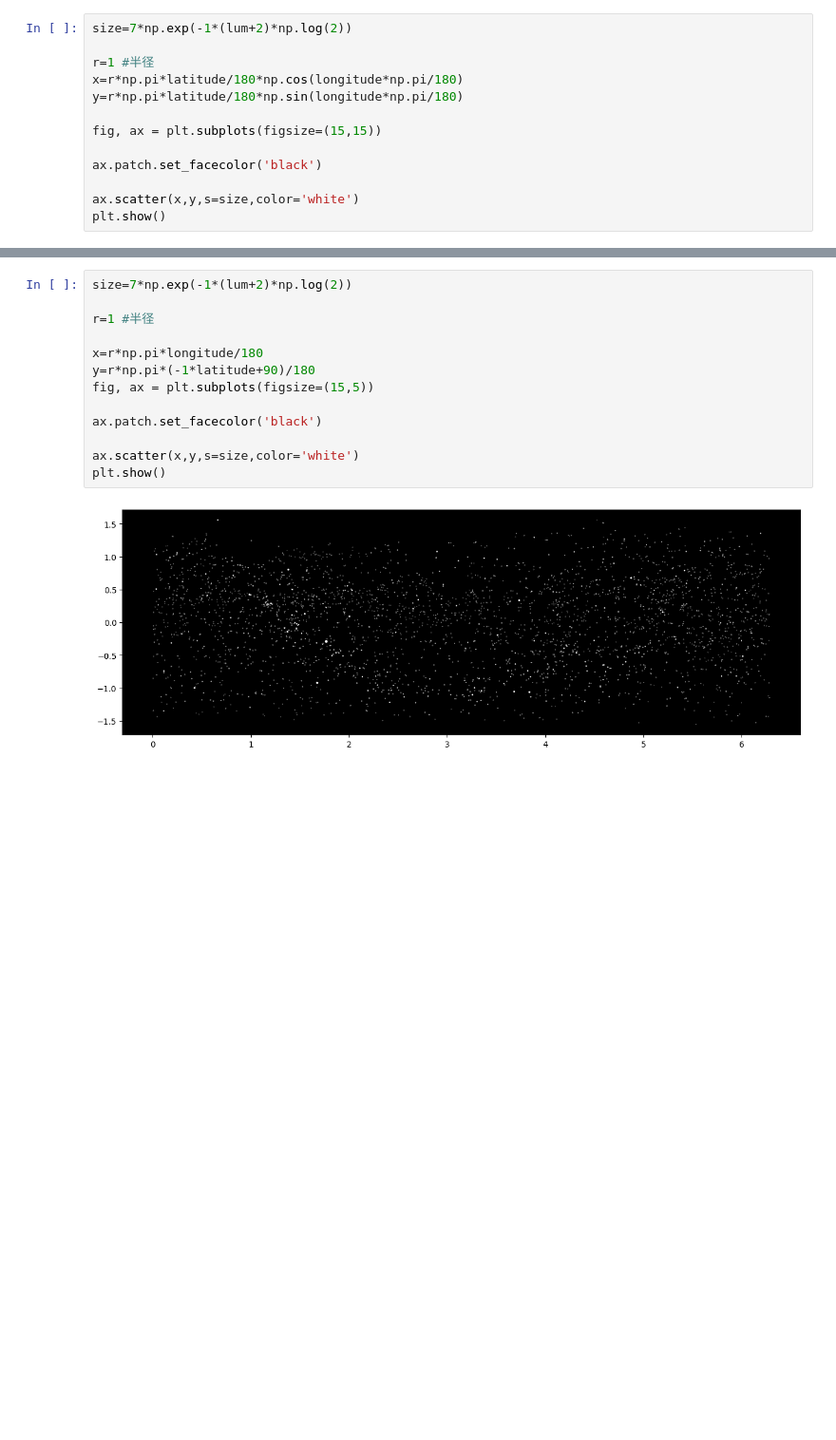
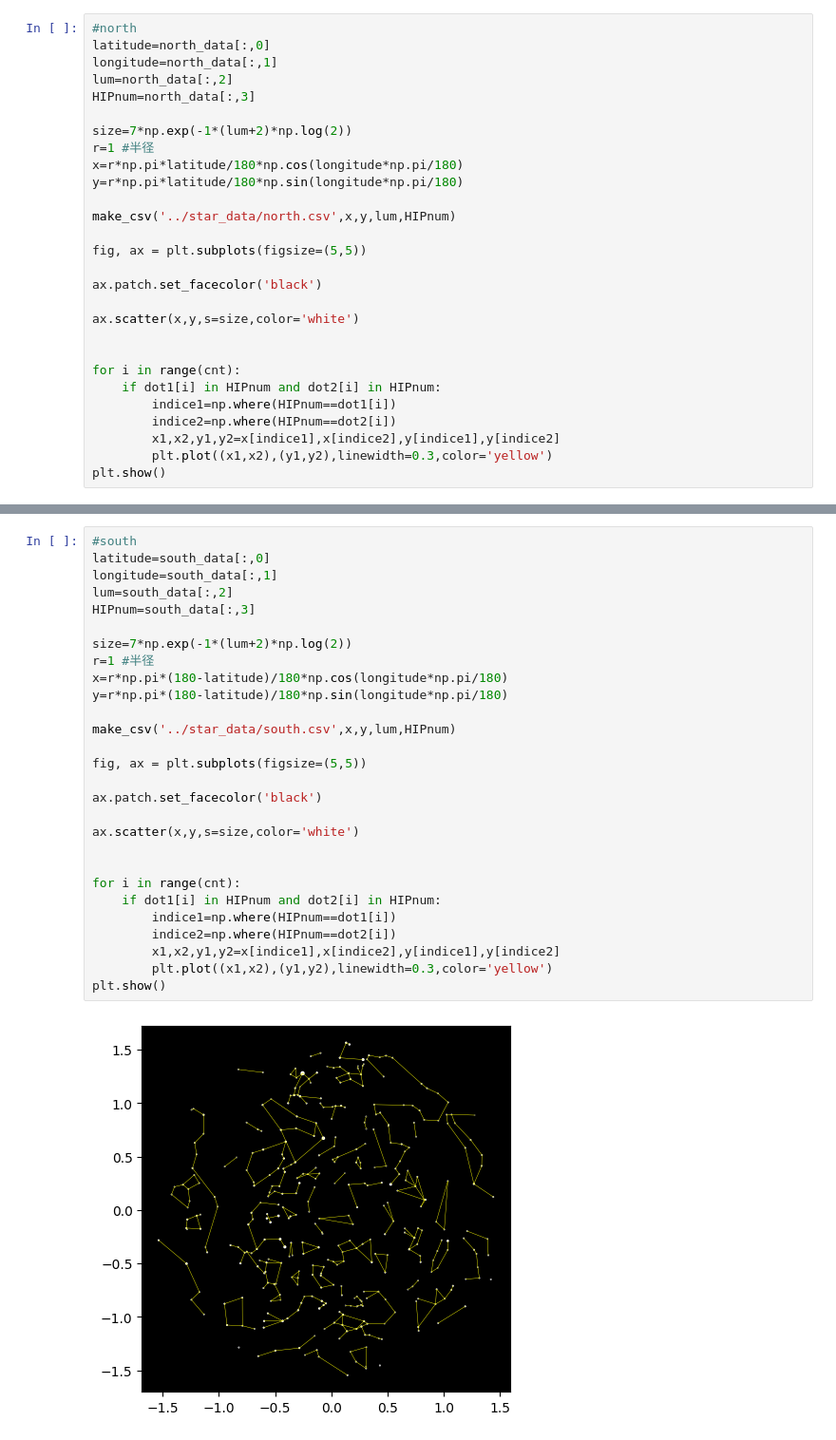
Before and after one commit to fusawa-yugo/Star-Plot, a Jupyter notebook: star_plot/star_plot.ipynb, the cells around one changed output, grey strips where cells are left out. Shown: that part at 95% size. Saved outputs shown, nothing was run; the diff lists cells and outputs as text; blank space fills up the shorter version.

```diff
--- a/star_plot/star_plot.ipynb
+++ b/star_plot/star_plot.ipynb
@@ -50,14 +90,29 @@ lum=df['等級'].values
 # %%
+#north
+latitude=north_data[:,0]
+longitude=north_data[:,1]
+lum=north_data[:,2]
+HIPnum=north_data[:,3]
+
 size=7*np.exp(-1*(lum+2)*np.log(2))
-
 r=1 #半径
 x=r*np.pi*latitude/180*np.cos(longitude*np.pi/180)
 y=r*np.pi*latitude/180*np.sin(longitude*np.pi/180)
 
-fig, ax = plt.subplots(figsize=(15,15))
+make_csv('../star_data/north.csv',x,y,lum,HIPnum)
+
+fig, ax = plt.subplots(figsize=(5,5))
 
 ax.patch.set_facecolor('black')
 
 ax.scatter(x,y,s=size,color='white')
+
+
+for i in range(cnt):
+    if dot1[i] in HIPnum and dot2[i] in HIPnum:
+        indice1=np.where(HIPnum==dot1[i])
+        indice2=np.where(HIPnum==dot2[i])
+        x1,x2,y1,y2=x[indice1],x[indice2],y[indice1],y[indice2]
+        plt.plot((x1,x2),(y1,y2),linewidth=0.3,color='yellow')
 plt.show()
 # %% [output]
@@ -65,15 +120,30 @@ plt.show()
 # %%
+#south
+latitude=south_data[:,0]
+longitude=south_data[:,1]
+lum=south_data[:,2]
+HIPnum=south_data[:,3]
+
 size=7*np.exp(-1*(lum+2)*np.log(2))
+r=1 #半径
+x=r*np.pi*(180-latitude)/180*np.cos(longitude*np.pi/180)
+y=r*np.pi*(180-latitude)/180*np.sin(longitude*np.pi/180)
 
-r=1 #半径
+make_csv('../star_data/south.csv',x,y,lum,HIPnum)
 
-x=r*np.pi*longitude/180
-y=r*np.pi*(-1*latitude+90)/180
-fig, ax = plt.subplots(figsize=(15,5))
+fig, ax = plt.subplots(figsize=(5,5))
 
 ax.patch.set_facecolor('black')
 
 ax.scatter(x,y,s=size,color='white')
+
+
+for i in range(cnt):
+    if dot1[i] in HIPnum and dot2[i] in HIPnum:
+        indice1=np.where(HIPnum==dot1[i])
+        indice2=np.where(HIPnum==dot2[i])
+        x1,x2,y1,y2=x[indice1],x[indice2],y[indice1],y[indice2]
+        plt.plot((x1,x2),(y1,y2),linewidth=0.3,color='yellow')
 plt.show()
 # %% [output]
-[figure, old version]
+[figure, new version]
```
Also changed, not shown: parts of 10 cells of this notebook, 4 other files.
